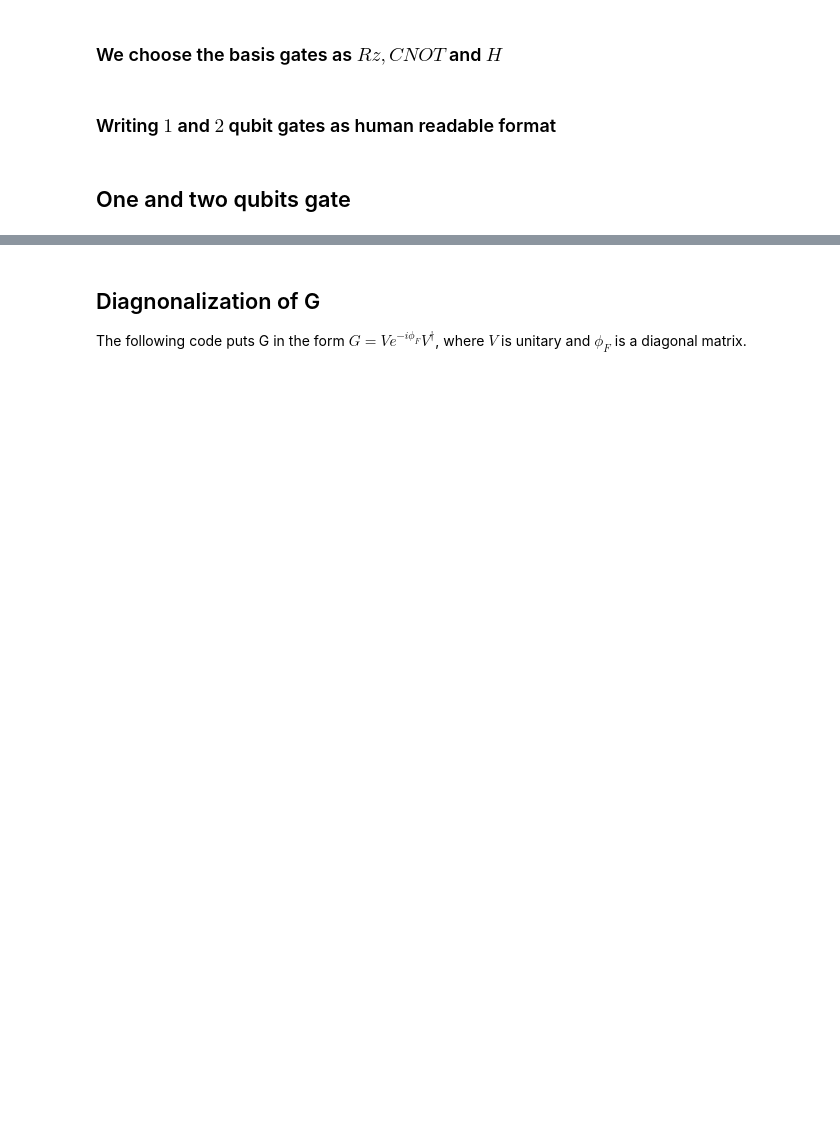
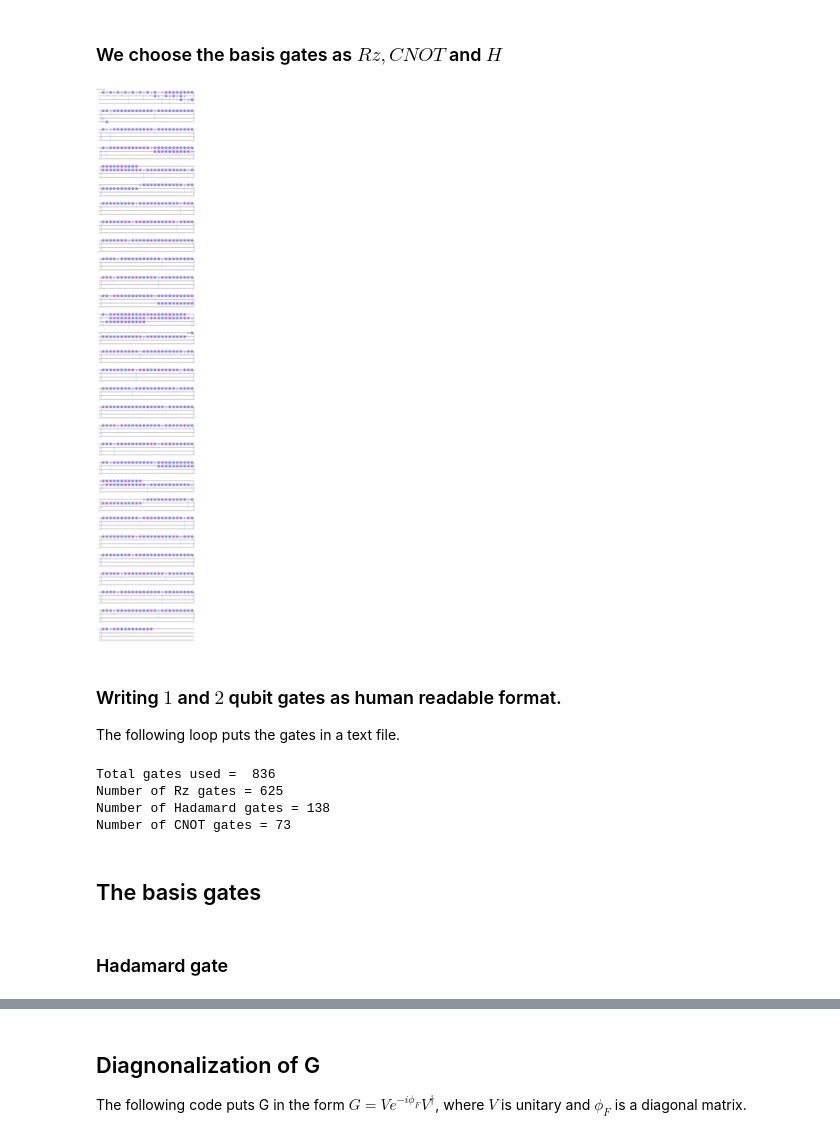
Before and after one commit to psasanka1729/nisq-grover, a Jupyter notebook: Grover operator into 1 and 2 qubit gates.ipynb, the cells around one changed output, grey strips where cells are left out. Cells and saved outputs as stored; diff of their text form; code cells hidden in the pictures; blank space fills up the shorter version.

Commit message:
only the oracle U_w is transpiled

```diff
--- a/Grover operator into 1 and 2 qubit gates.ipynb
+++ b/Grover operator into 1 and 2 qubit gates.ipynb
@@ -63,10 +96,13 @@ qc.draw('mpl')
 ### We choose the basis gates as $Rz, CNOT$ and $H$
 # %%
 # The following line unfold the input matrix using 'transpile'. We will use rz,cx and h gate as our basis.
-trans_qc = transpile(qc, basis_gates = ['id', 'rz', 'cx','h'], optimization_level = 3)
-#trans_qc.draw('mpl')
+trans_qc = transpile(qc, basis_gates = ['id', 'rz', 'cx','h'], optimization_level = 1)
+trans_qc.draw('mpl')
+# %% [output]
+[figure, added]
 # %% [markdown]
-### Writing $1$ and $2$ qubit gates as human readable format
+### Writing $1$ and $2$ qubit gates as human readable format.
+The following loop puts the gates in a text file.
 # %%
 ## (Instruction(name='rz', num_qubits=1, num_clbits=0, params=[0.9817477042468101]),
 #[Qubit(QuantumRegister(3, 'q'), 0)], [])
@@ -141,13 +177,59 @@ def List_Gates(Gate_Number):
 
     return Name_of_Gate,Angle, Qubit
 
+
+
 # The following list has all the gates in the format [name of the gate, angle, qubit].
 l = []
 for i in range(len(f)):
     l.append(List_Gates(i))
-    #l.reverse()
+
+## To view the gates, open the following text file.
+file = open('gates_list.txt', 'w')
+
+
+# The following variables will count number of each gates.
+rz_count = 0
+h_count = 0
+cx_count = 0
+
+
+## The following loop writes the gates into the file.
+for i in range(len(l)):
+
+    if l[i][0][0] == 'rz':
+
+        file.write('rz'+','+str(l[i][1][0])+','+str(l[i][2][0])+','+'\n')
+
+        rz_count += 1
+
+    elif l[i][0][0] == 'h':
+
+        file.write('h'+','+'0.0'+','+str(l[i][2][0])+','+'\n')
+
+        h_count += 1
+
+    else:
+
+        file.write('cx'+','+l[i][2][0][0]+','+l[i][2][0][1]+','+'\n')
+
+        cx_count += 1
+
+print(
+    'Total gates used = ',len(l),'\n' \
+      'Number of Rz gates =', rz_count,'\n'\
+      'Number of Hadamard gates =', h_count,'\n'\
+      'Number of CNOT gates =', cx_count
+        )
+# %% [output]
+Total gates used =  836
+Number of Rz gates = 625
+Number of Hadamard gates = 138
+Number of CNOT gates = 73
 # %% [markdown]
-## One and two qubits gate
+## The basis gates
+# %% [markdown]
+### Hadamard gate
 # %%
 ## The dimension of the matrix is fixed by the number of qubits.
 def Hadamard(Qubit):
```
Also changed, not shown: parts of 23 cells of this notebook.
